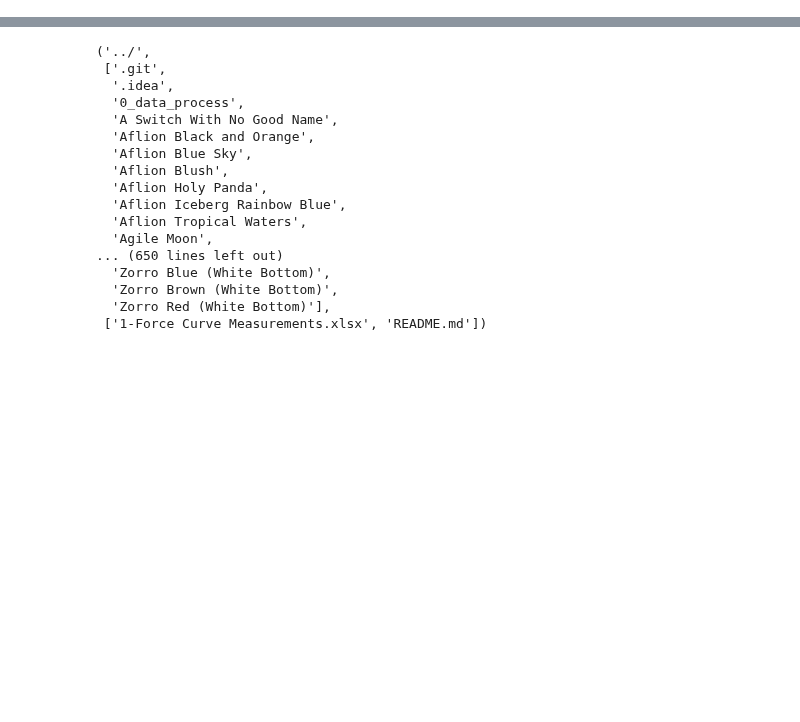
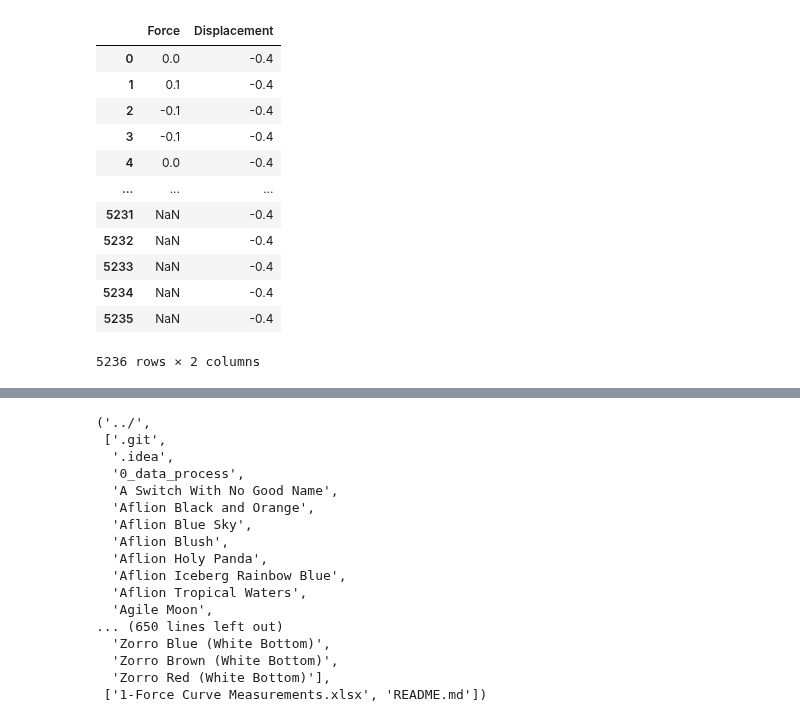
Before and after one commit to ThereminGoat/force-curves, a Jupyter notebook: 0_data_process/data_process.ipynb, the cells around one changed output, grey strips where cells are left out. Saved outputs shown, nothing was run; the diff lists cells and outputs as text; code cells hidden in the pictures; blank space fills up the shorter version.

```diff
--- a/0_data_process/data_process.ipynb
+++ b/0_data_process/data_process.ipynb
@@ -12,0 +56,16 @@ file_paths = dd.main()
+# %%
+dict['RawData']
+# %% [output]
+|  | Force | Displacement |
+| 0 | 0.0 | -0.4 |
+| 1 | 0.1 | -0.4 |
+| 2 | -0.1 | -0.4 |
+| 3 | -0.1 | -0.4 |
+| 4 | 0.0 | -0.4 |
+| ... | ... | ... |
+| 5231 | NaN | -0.4 |
+| 5232 | NaN | -0.4 |
+| 5233 | NaN | -0.4 |
+| 5234 | NaN | -0.4 |
+| 5235 | NaN | -0.4 |
+5236 rows × 2 columns
```
Also changed, not shown: parts of 8 cells of this notebook, 3 other files.
